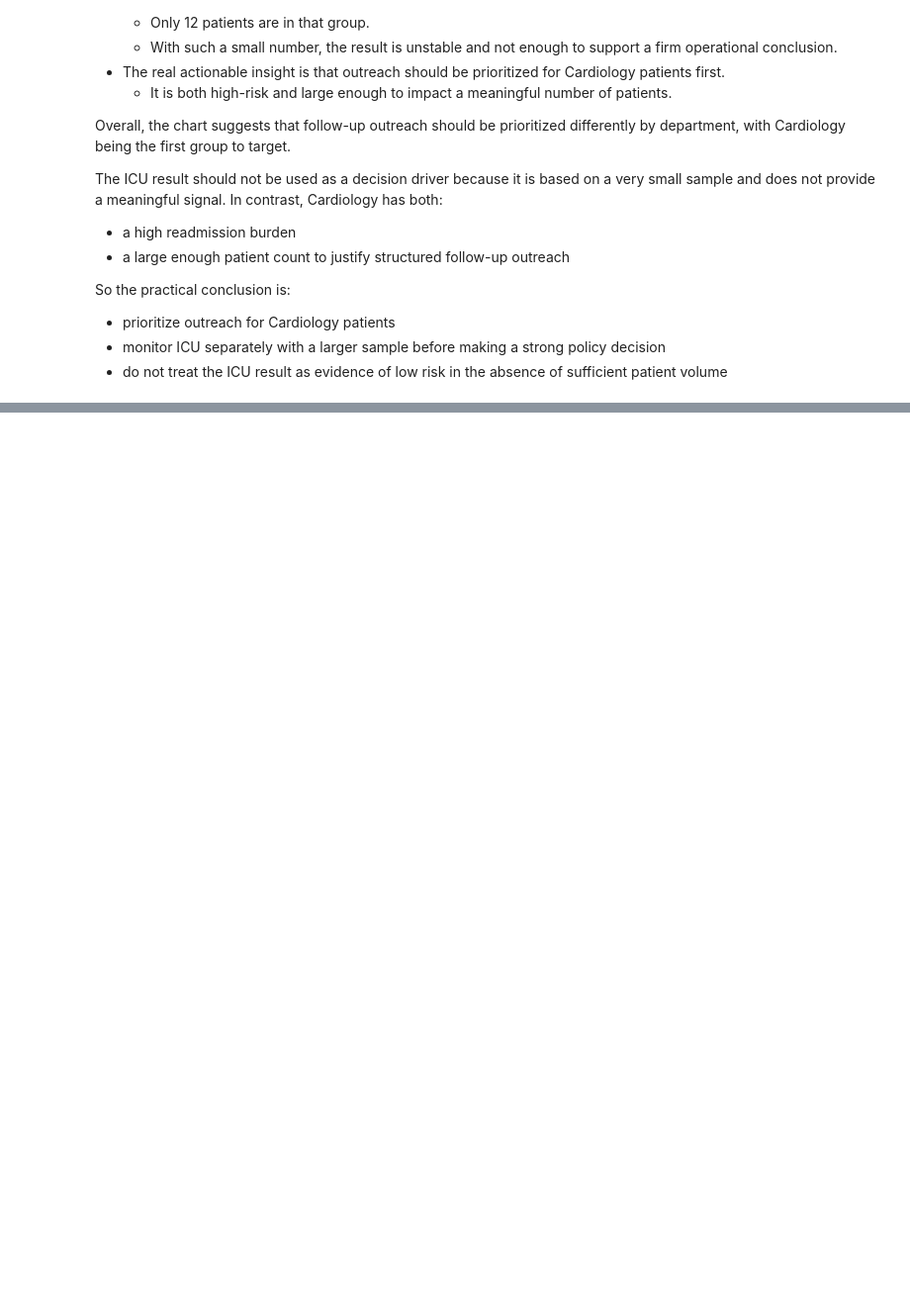
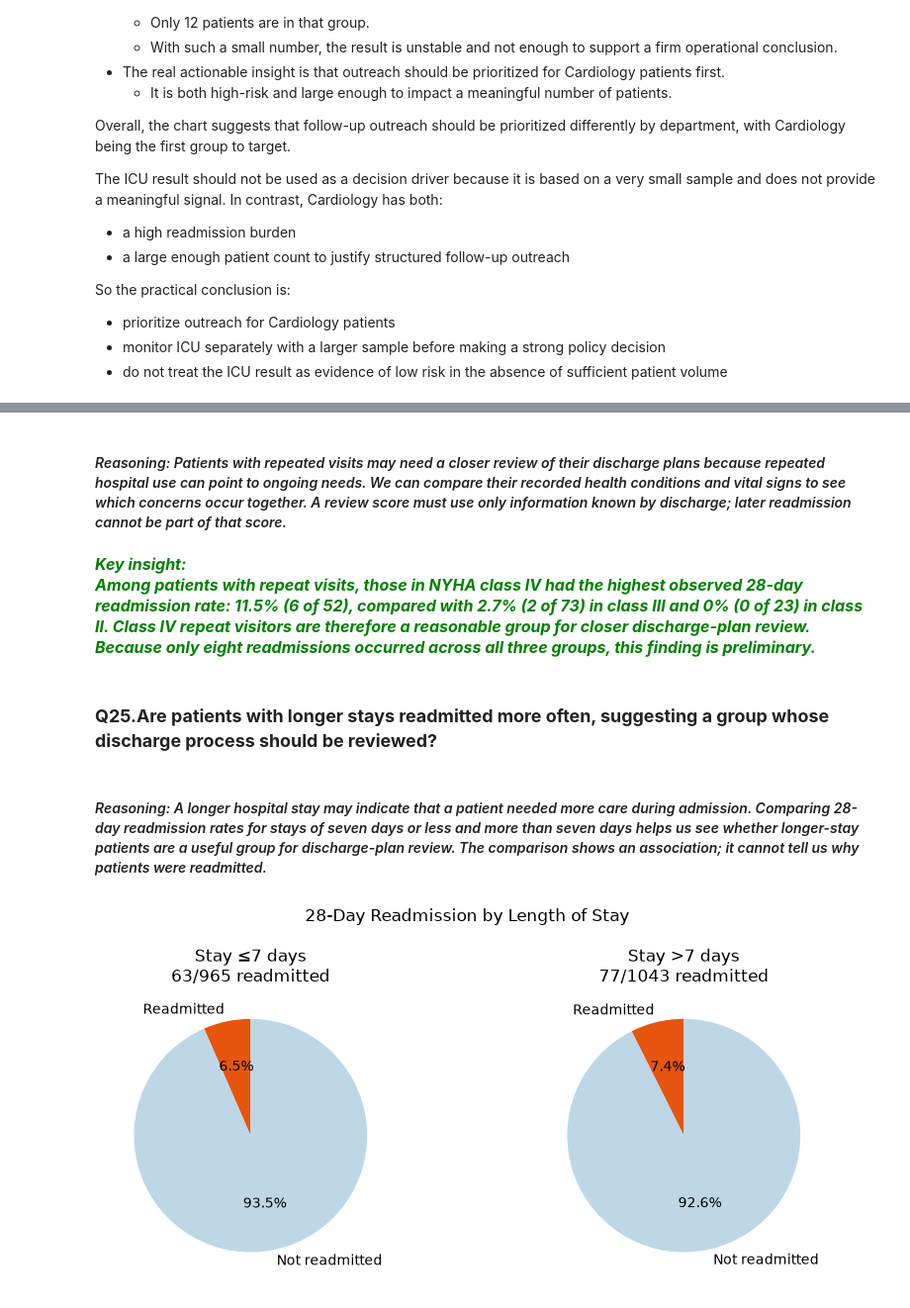
Before and after one commit to Yasasmini/Team3_PyCoders_PythonHackathon_SEP2026, a Jupyter notebook: Team3_PyCoders_Category3.Prescriptive.ipynb, the cells around one changed output, grey strips where cells are left out. Shown at 99% size. Drawn from its saved outputs; the diff is of its cells as text; code cells hidden in the pictures; blank space fills up the shorter version.

```diff
--- a/Team3_PyCoders_Category3.Prescriptive.ipynb
+++ b/Team3_PyCoders_Category3.Prescriptive.ipynb
@@ -3278,0 +3325,40 @@ So the practical conclusion is:
+# %% [markdown]
+#### *Reasoning: Patients with repeated visits may need a closer review of their discharge plans because repeated hospital use can point to ongoing needs. We can compare their recorded health conditions and vital signs to see which concerns occur together. A review score must use only information known by discharge; later readmission cannot be part of that score.*
+# %% [markdown]
+<p style="font-family: Cambria; font-size: 16px; color: green;"><strong><em>Key insight:<br>
+ Among patients with repeat visits, those in NYHA class IV had the highest observed 28-day readmission rate: 11.5% (6 of 52), compared with 2.7% (2 of 73) in class III and 0% (0 of 23) in class II. Class IV repeat visitors are therefore a reasonable group for closer discharge-plan review. Because only eight readmissions occurred across all three groups, this finding is preliminary.
+ </em></strong></p>
+# %% [markdown]
+### **Q25.Are patients with longer stays readmitted more often, suggesting a group whose discharge process should be reviewed?**
+# %% [markdown]
+#### *Reasoning: A longer hospital stay may indicate that a patient needed more care during admission. Comparing 28-day readmission rates for stays of seven days or less and more than seven days helps us see whether longer-stay patients are a useful group for discharge-plan review. The comparison shows an association; it cannot tell us why patients were readmitted.*
+# %%
+
+
+stay = hf_df[["discharge_day", "readmission_28d"]].copy()
+stay = stay.apply(pd.to_numeric, errors="coerce").dropna()
+stay["group"] = stay["discharge_day"].apply(
+    lambda x: "≤7 days" if x <= 7 else ">7 days"
+)
+
+fig, axes = plt.subplots(1, 2, figsize=(9, 4))
+
+for ax, group in zip(axes, ["≤7 days", ">7 days"]):
+    outcomes = stay.loc[stay["group"] == group, "readmission_28d"]
+    readmitted = int(outcomes.sum())
+    not_readmitted = len(outcomes) - readmitted
+
+    ax.pie(
+        [readmitted, not_readmitted],
+        labels=["Readmitted", "Not readmitted"],
+        autopct="%.1f%%",
+        colors=["#e6550d", "#bdd7e7"],
+        startangle=90
+    )
+    ax.set_title(f"Stay {group}\n{readmitted}/{len(outcomes)} readmitted")
+
+plt.suptitle("28-Day Readmission by Length of Stay")
+plt.tight_layout()
+plt.show()
+# %% [output]
+[figure, added]
```
Also changed, not shown: parts of 23 cells of this notebook, 2 other files.
